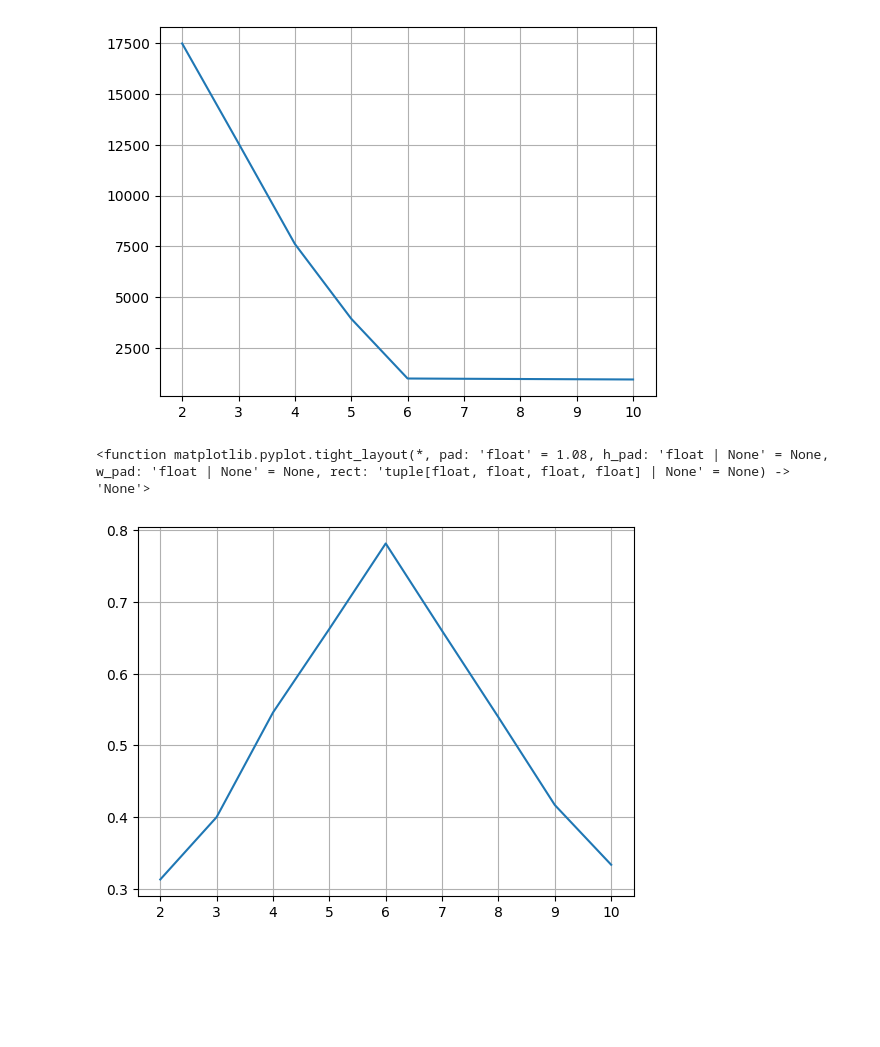
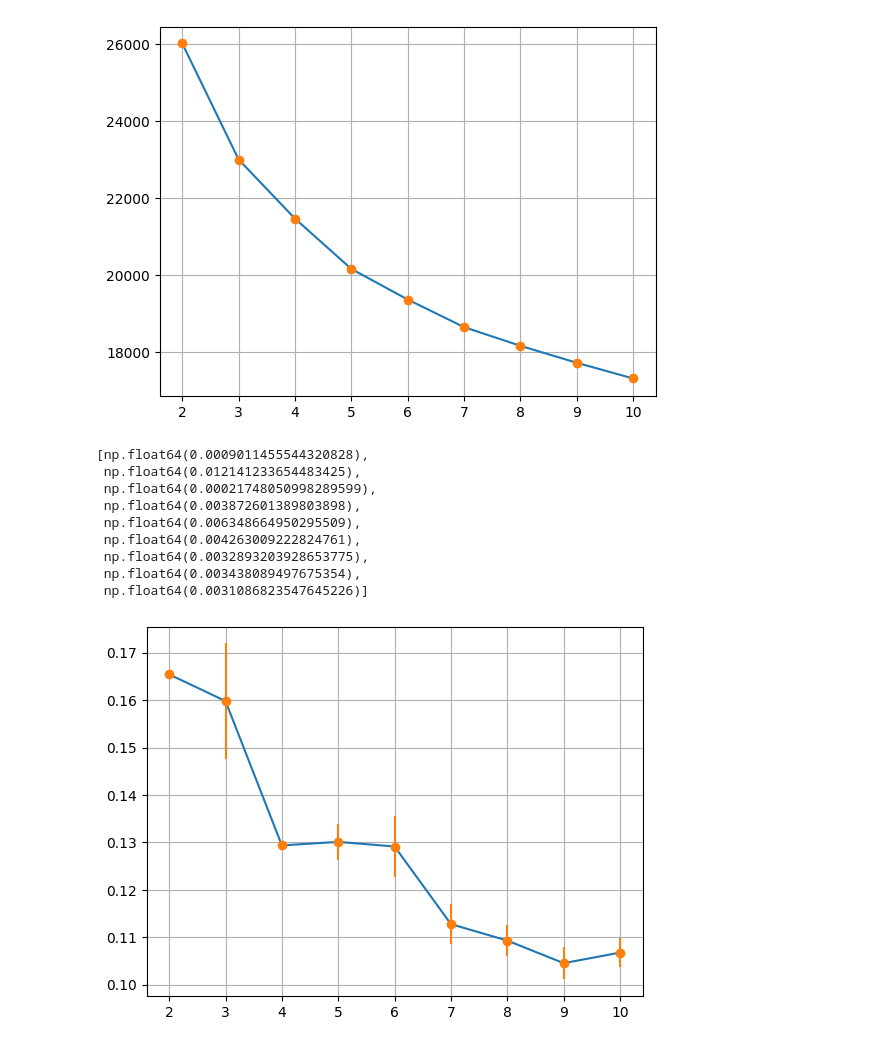
Before and after one commit to berkulutas/ml-hw2, a Jupyter notebook: Part2/kmeans_experiment.ipynb, the cells around one changed output. Saved outputs shown, nothing was run; the diff lists cells and outputs as text; code cells hidden in the pictures; blank space fills up the shorter version.

Commit message:
kmeans tests

```diff
--- a/Part2/kmeans_experiment.ipynb
+++ b/Part2/kmeans_experiment.ipynb
@@ -10,14 +10,14 @@ from sklearn.metrics import silhouette_score
 dataset1 = pickle.load(open("../datasets/part2_dataset_1.data", "rb"))
 dataset2 = pickle.load(open("../datasets/part2_dataset_2.data", "rb"))
 # %%
-TIMES = 3
+TIMES = 10
 
 def calc_confidence_interval(data):
     mean = np.mean(data)
     std = np.std(data)
     n = len(data)
     h = 1.96 * std / np.sqrt(n)
-    return (mean - h), (mean + h)
+    return h
 
 def get_min_kmeans_loss(dataset, k):
     min_loss = np.inf
@@ -62,10 +62,13 @@ avg_silhouettes = []
 silhouette_conf_intervals = []
 
 for k in k_rng:
-    avg_loss, conf_int = calc_avg_kmeans_loss(dataset1, k)
+    avg_loss, conf_int = calc_avg_kmeans_loss(dataset2, k)
     avg_losses.append(avg_loss)
     loss_conf_intervals.append(conf_int)
 
-    avg_silhouette, sil_conf_int = calc_avg_silhouette_loss(dataset1, k)
+    avg_silhouette, sil_conf_int = calc_avg_silhouette_loss(dataset2, k)
     avg_silhouettes.append(avg_silhouette)
     silhouette_conf_intervals.append(sil_conf_int)
+
+
+loss_conf_intervals
@@ -72,12 +85,23 @@ for k in k_rng:
 # %%
 plt.plot(k_rng, avg_losses)
+plt.errorbar(k_rng, avg_losses, yerr=loss_conf_intervals, fmt='o')
 plt.grid()
 # %% [output]
-[figure, old version]
+[figure, new version]
 # %%
 plt.plot(k_rng, avg_silhouettes)
+plt.errorbar(k_rng, avg_silhouettes, yerr=silhouette_conf_intervals, fmt='o')
 plt.grid()
 plt.tight_layout
+silhouette_conf_intervals
 # %% [output]
-<function matplotlib.pyplot.tight_layout(*, pad: 'float' = 1.08, h_pad: 'float | None' = None, w_pad: 'float | None' = None, rect: 'tuple[float, float, float, float] | None' = None) -> 'None'>
+[np.float64(0.0009011455544320828),
+ np.float64(0.012141233654483425),
+ np.float64(0.00021748050998289599),
+ np.float64(0.003872601389803898),
+ np.float64(0.006348664950295509),
+ np.float64(0.004263009222824761),
+ np.float64(0.0032893203928653775),
+ np.float64(0.003438089497675354),
+ np.float64(0.0031086823547645226)]
-[figure, old version]
+[figure, new version]
```
Also changed, not shown: parts of 1 cell of this notebook.
